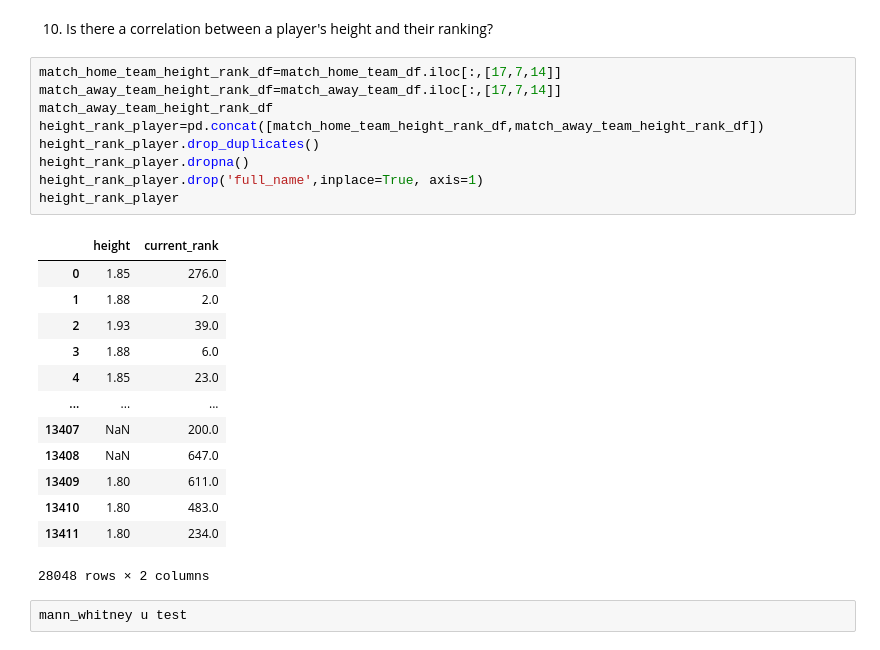
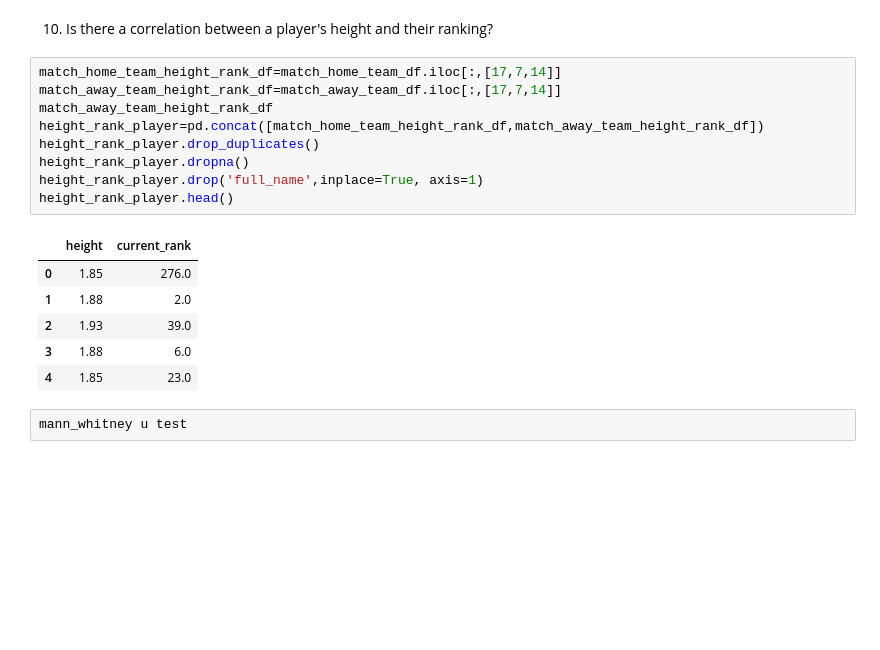
Before and after one commit to mahdieyehalavi/tennisMatchProject, a Jupyter notebook: part1.ipynb, the cells around one changed output. Drawn from its saved outputs; the diff is of its cells as text; blank space fills up the shorter version.

```diff
--- a/part1.ipynb
+++ b/part1.ipynb
@@ -84,26 +86,19 @@ a.sort_values('total_prize',ascending=False).drop_duplicates().iloc[0:19,:]
 # %%
 match_home_team_height_rank_df=match_home_team_df.iloc[:,[17,7,14]]
 match_away_team_height_rank_df=match_away_team_df.iloc[:,[17,7,14]]
 match_away_team_height_rank_df
 height_rank_player=pd.concat([match_home_team_height_rank_df,match_away_team_height_rank_df])
 height_rank_player.drop_duplicates()
 height_rank_player.dropna()
 height_rank_player.drop('full_name',inplace=True, axis=1)
-height_rank_player
+height_rank_player.head()
 # %% [output]
 |  | height | current_rank |
 | 0 | 1.85 | 276.0 |
 | 1 | 1.88 | 2.0 |
 | 2 | 1.93 | 39.0 |
 | 3 | 1.88 | 6.0 |
 | 4 | 1.85 | 23.0 |
-| ... | ... | ... |
-| 13407 | NaN | 200.0 |
-| 13408 | NaN | 647.0 |
-| 13409 | 1.80 | 611.0 |
-| 13410 | 1.80 | 483.0 |
-| 13411 | 1.80 | 234.0 |
-28048 rows × 2 columns
 # %%
 mann_whitney u test
 # %% [output]
```
Also changed, not shown: parts of 4 cells of this notebook, 1 other file.
